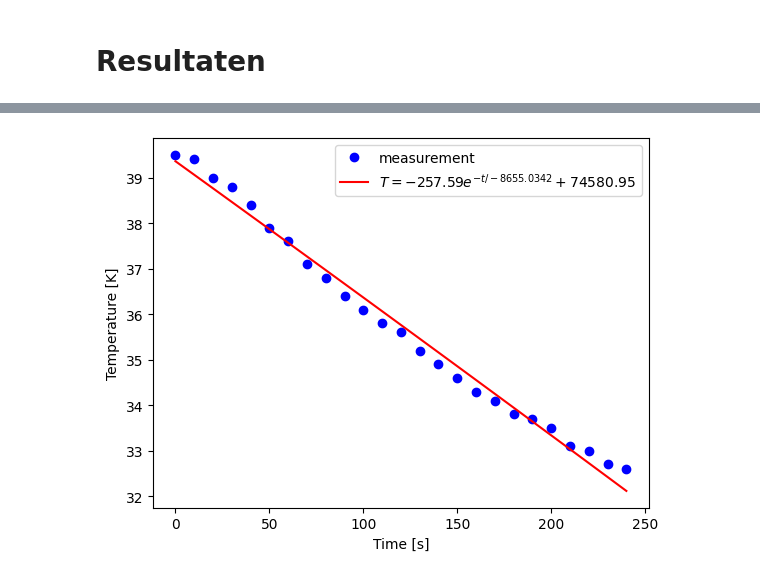
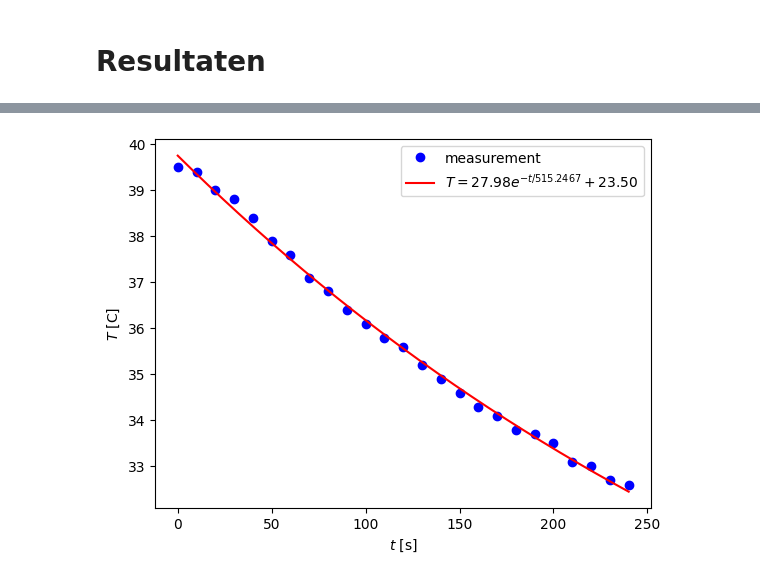
Before and after one commit to FelixJacobs11/TUAmsterdam, a Jupyter notebook: Content/Labs/Soortelijk_warmte/koelbuis.ipynb, the cells around one changed output, grey strips where cells are left out. Cells and saved outputs as stored; diff of their text form; code cells hidden in the pictures.

```diff
--- a/Content/Labs/Soortelijk_warmte/koelbuis.ipynb
+++ b/Content/Labs/Soortelijk_warmte/koelbuis.ipynb
@@ -168,11 +173,16 @@ Zorg ervoor dat je de buis niet aanraakt terwijl deze warm is. De metalen buis g
 # %%
-Diameter_binnen: 44.6 #mm
-Buis:149.4 #mm
-Dikte:1.5 #mm
+Diameter_binnen= 44.6e-3 #m #Diameter van de binnenkant
+u_diameter_binnen=0.05e-3 #m #onzekerheid diameter van binnenkant
+Buis=149.4e-3 #m #lengte van de buis
+Dikte=1.5e-3 #m #Dikte van de buis (het metalen deel)
+u_dikte=0.05e-3 #m #onzekerheid dikte van de buis
 
-Oppervlakte=0.041162341 #m2 #(Diameter+2*dikte)*pi*Lengte+Diameter*pi*lengte
-C=8.8e2 #J/Kg K #Warmtecapaciteit
+buitenoppervlak=((Diameter_binnen+2*Dikte)+(Diameter_binnen))*np.pi*Buis #m2
+u_buitenoppervlak=np.sqrt((u_diameter_binnen/Diameter_binnen)**2+(u_dikte/Dikte)**2)*buitenoppervlak #m2 #onzekerheid
+
+C=8.8e2 #J/(kg K) #Warmtecapaciteit
 rho=2.7e3 #kg/m^3
-T_omg=23.8+273.15 #graden Celsius
+m3=(((Diameter_binnen+2*Dikte)**2)-(Diameter_binnen)**2)*np.pi*Buis #m^3
+warmtecapaciteit = (rho*m3)*C #J/K #Warmtecapaciteit voor deze buis
 
-m3=0.0000303036 #m^3            #(((Diameter/2)**2)-(Diameter-dikte/2)**2)*pi*Buis
+T_omg=23.5 #graden Celsius
@@ -233,53 +239,39 @@ De warmteoverdrachtscoefficient is: -0.23733225455142776 W/m^2 K
 # %%
-# Hier de data en de analyse
+# Nu de analyse van met een dop
+#Data laden
+data2=np.loadtxt('C:\\TUDelftProgrameren\\Thermolab_warmte_buis1.txt',skiprows=1)
 
-import numpy as np
-import matplotlib.pyplot as plt
-from scipy.optimize import curve_fit
+#sorteren
+dop_t=data2[:,0]
+dop_T=data2[:,1]
 
-def exp_func(t, A, tau):
-    # A is verschiltemperatuur met omgeving aan start
-    # tau is de karakteristieke tijd voor de koeling
-    # T_omg is de omgevingstemperatuur
-    return (A * np.exp(-t/tau) + T_omg)
+#fitten
+popt, pcov = curve_fit(exp_func, dop_t, dop_T, p0=[50, 1000], maxfev=5000)
 
-buitenoppervlak =0.041162341  # bepaal zelf in m^2
-warmtecapaciteit = (rho*m3)*C # bepaal de warmtecapaciteit in J/K
+#waardes sorteren
+A_dop_exp, tau_dop_exp = popt
+u_tau_dop=np.sqrt(pcov[1][1]) #onzekerheid berekenen van karakteristieke tijd
 
-data1=np.loadtxt('C:\\TUDelftProgrameren\\Thermolab_warmte_buis1.txt',skiprows=1)
-data2=np.loadtxt('C:\\TUDelftProgrameren\\Tweede_meting_temperatuur.txt')
-verticaal_t=data2[:,0]
-verticaal_T=data2[:,1]
-dop_t=data1[:,0]
-dop_T=data1[:,1]
+#fit waardes maken
+xdop_fit=np.linspace(min(dop_t),max(dop_t),500)
+ydop_fit = exp_func(xdop_fit, *popt)
 
-
-
-# pas beginwaardes aan naar schatting
-# Het aantal maxfev moet wellicht hoger voor goede convergentie van de waarde
-popt, pocv = curve_fit(exp_func, dop_t, dop_T, p0=[50, 1000], maxfev=5000)
-
-A_exp, tau_exp = popt
-
-y_fit = exp_func(dop_t, *popt)
-
+#plotten
 plt.figure()
-plt.xlabel('Time [s]')
-plt.ylabel('Temperature [K]')
-
+plt.xlabel('$t$ [s]')
+plt.ylabel('$T$ [C]')
 plt.plot(dop_t, dop_T, 'bo', label='measurement')
-plt.plot(dop_t, y_fit, 'r-',
-         label='$T = %0.2f e^{-t/%0.4f} + %0.2f$' % (A_exp, tau_exp, T_omg_exp))
-
+plt.plot(xdop_fit, ydop_fit, 'r-', label='$T = %0.2f e^{-t/%0.4f} + %0.2f$' % (A_exp, tau_exp, T_omg))
 plt.legend()
-
+plt.savefig(r"C:\TUDelftProgrameren\thermolab\Figures\grafiek_koelbuis_dop.png", dpi=450) #grafiek opslaan
 plt.show()
 
-h_exp = (warmtecapaciteit) / (tau_exp * buitenoppervlak)
+#warmteoverdrachtscoefficient berekenen
+h_dop_exp = (warmtecapaciteit) / (tau_dop_exp * buitenoppervlak) #W/m^2 K
+u_h_dop_exp=np.sqrt((0.1/warmtecapaciteit)**2+(u_tau_dop/tau_dop_exp)**2+(u_buitenoppervlak/buitenoppervlak)**2)*h_exp #W/m^2 K
 
-print('De warmteoverdrachtscoefficient is:',h_exp,'W/m^2 K') # warmteoverdrachtscoëfficiënt in W/m^2 K
-
-#Figuur opslaan
-plt.savefig(r"C:\TUDelftProgrameren\thermolab\Figures\grafiek_koelbuis_dop.png", dpi=450)
+#presenteren waardes
+print('De karakteristieke tijd met een dop is', tau_dop_exp,'+/-',u_tau_dop, 's')
+print('De warmteoverdrachtscoefficient zonder dop is:',h_dop_exp,'+/-',u_h_dop_exp,'W/m^2 K') # warmteoverdrachtscoëfficiënt in W/m^2 K
 # %% [output]
-[figure, old version]
+[figure, new version]
```
Also changed, not shown: parts of 9 cells of this notebook, 8 other files.
